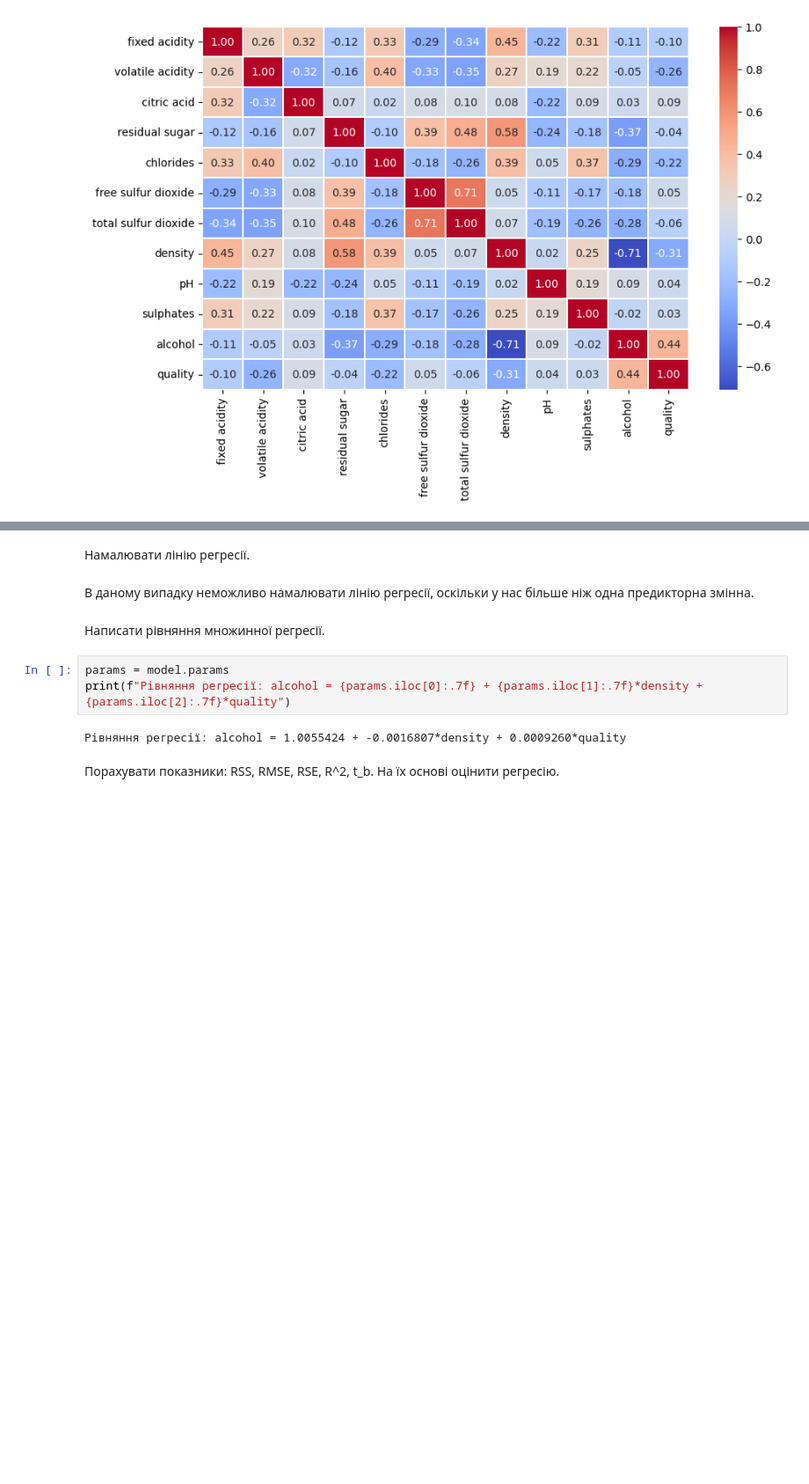
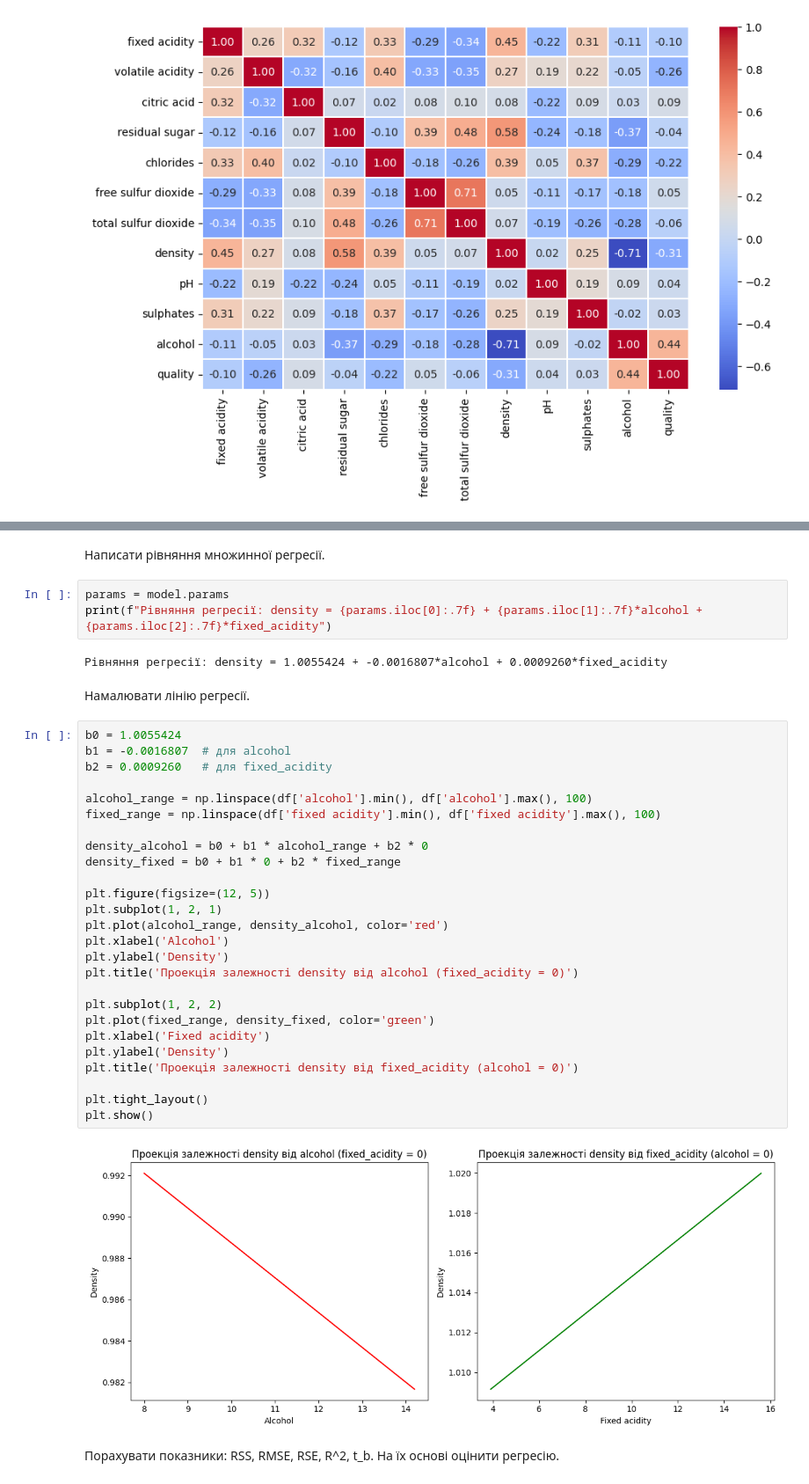
Before and after one commit to DmytroKubiuk/mtab, a Jupyter notebook: lab5/lab5.ipynb, the cells around one changed output, grey strips where cells are left out. Shown at 88% size. Saved outputs shown, nothing was run; the diff lists cells and outputs as text; blank space fills up the shorter version.

```diff
--- a/lab5/lab5.ipynb
+++ b/lab5/lab5.ipynb
@@ -45,17 +45,43 @@ y_pred = model.predict(X_test_const)
 print("done")
 # %% [output]
 done
-# %% [markdown]
-Намалювати лінію регресії.
-# %% [markdown]
-В даному випадку неможливо намалювати лінію регресії, оскільки у нас більше ніж одна предикторна змінна.
 # %% [markdown]
 Написати рівняння множинної регресії.
 # %%
 params = model.params
-print(f"Рівняння регресії: alcohol = {params.iloc[0]:.7f} + {params.iloc[1]:.7f}*density + {params.iloc[2]:.7f}*quality")
+print(f"Рівняння регресії: density = {params.iloc[0]:.7f} + {params.iloc[1]:.7f}*alcohol + {params.iloc[2]:.7f}*fixed_acidity")
 # %% [output]
-Рівняння регресії: alcohol = 1.0055424 + -0.0016807*density + 0.0009260*quality
+Рівняння регресії: density = 1.0055424 + -0.0016807*alcohol + 0.0009260*fixed_acidity
+# %% [markdown]
+Намалювати лінію регресії.
+# %%
+b0 = 1.0055424
+b1 = -0.0016807  # для alcohol
+b2 = 0.0009260   # для fixed_acidity
+
+alcohol_range = np.linspace(df['alcohol'].min(), df['alcohol'].max(), 100)
+fixed_range = np.linspace(df['fixed acidity'].min(), df['fixed acidity'].max(), 100)
+
+density_alcohol = b0 + b1 * alcohol_range + b2 * 0
+density_fixed = b0 + b1 * 0 + b2 * fixed_range
+
+plt.figure(figsize=(12, 5))
+plt.subplot(1, 2, 1)
+plt.plot(alcohol_range, density_alcohol, color='red')
+plt.xlabel('Alcohol')
+plt.ylabel('Density')
+plt.title('Проекція залежності density від alcohol (fixed_acidity = 0)')
+
+plt.subplot(1, 2, 2)
+plt.plot(fixed_range, density_fixed, color='green')
+plt.xlabel('Fixed acidity')
+plt.ylabel('Density')
+plt.title('Проекція залежності density від fixed_acidity (alcohol = 0)')
+
+plt.tight_layout()
+plt.show()
+# %% [output]
+[figure, added]
 # %% [markdown]
 Порахувати показники: RSS, RMSE, RSE, R^2, t_b. На їх основі оцінити регресію.
 # %%
```
Also changed, not shown: parts of 1 cell of this notebook, 1 other file.
